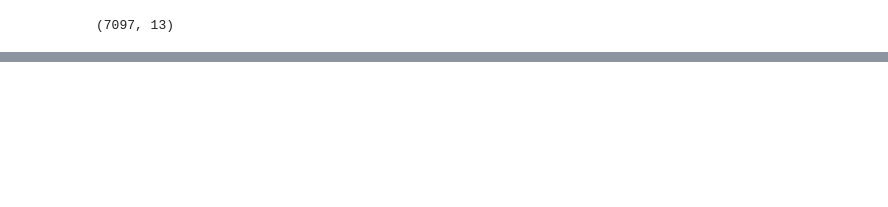
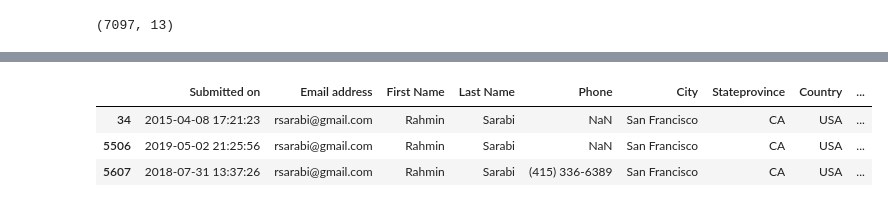
Before and after one commit to standroidbeta/miracle-messages-map-DS, a Jupyter notebook: Stan_DS_MM_Map.ipynb, the cells around one changed output, grey strips where cells are left out. Cells and saved outputs as stored; diff of their text form; code cells hidden in the pictures; blank space fills up the shorter version.

```diff
--- a/Stan_DS_MM_Map.ipynb
+++ b/Stan_DS_MM_Map.ipynb
@@ -61,0 +183,7 @@ Name: Comment Contains: 'interested', dtype: int64
+# %%
+df.loc[df['Email address'] == 'rsarabi@gmail.com']
+# %% [output]
+|  | Submitted on | Email address | First Name | Last Name | Phone | City | Stateprovince | Country | ... |
+| 34 | 2015-04-08 17:21:23 | rsarabi@gmail.com | Rahmin | Sarabi | NaN | San Francisco | CA | USA | ... |
+| 5506 | 2019-05-02 21:25:56 | rsarabi@gmail.com | Rahmin | Sarabi | NaN | San Francisco | CA | USA | ... |
+| 5607 | 2018-07-31 13:37:26 | rsarabi@gmail.com | Rahmin | Sarabi | (415) 336-6389 | San Francisco | CA | USA | ... |
```
Also changed, not shown: parts of 148 cells of this notebook.
